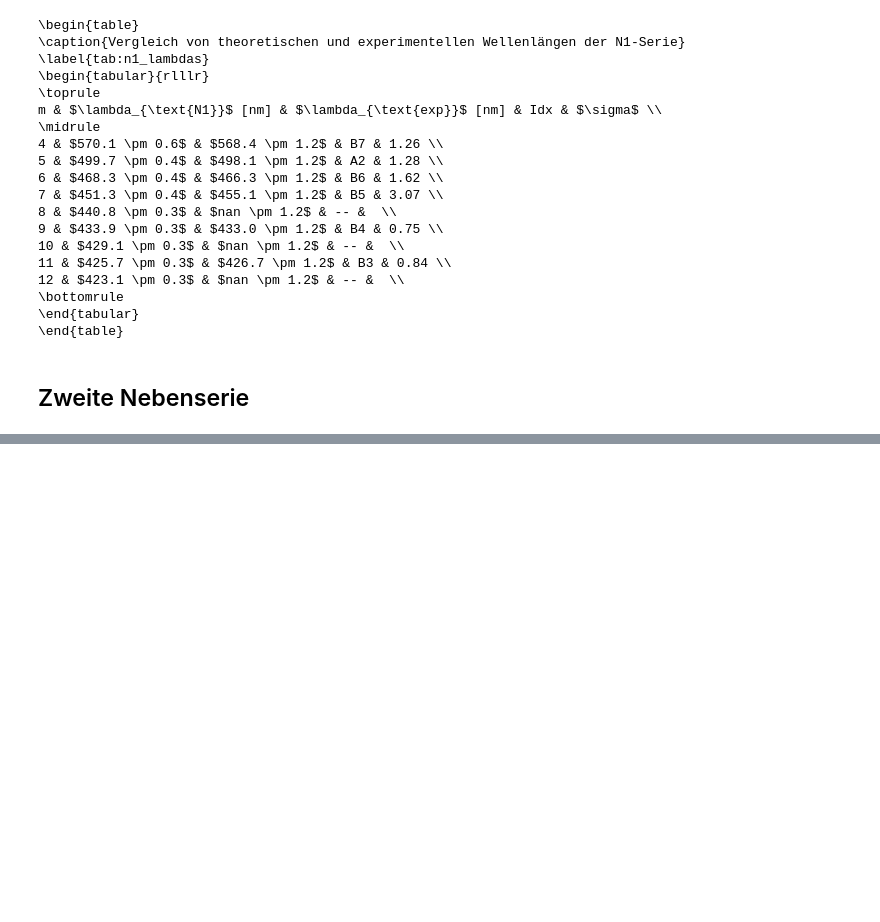
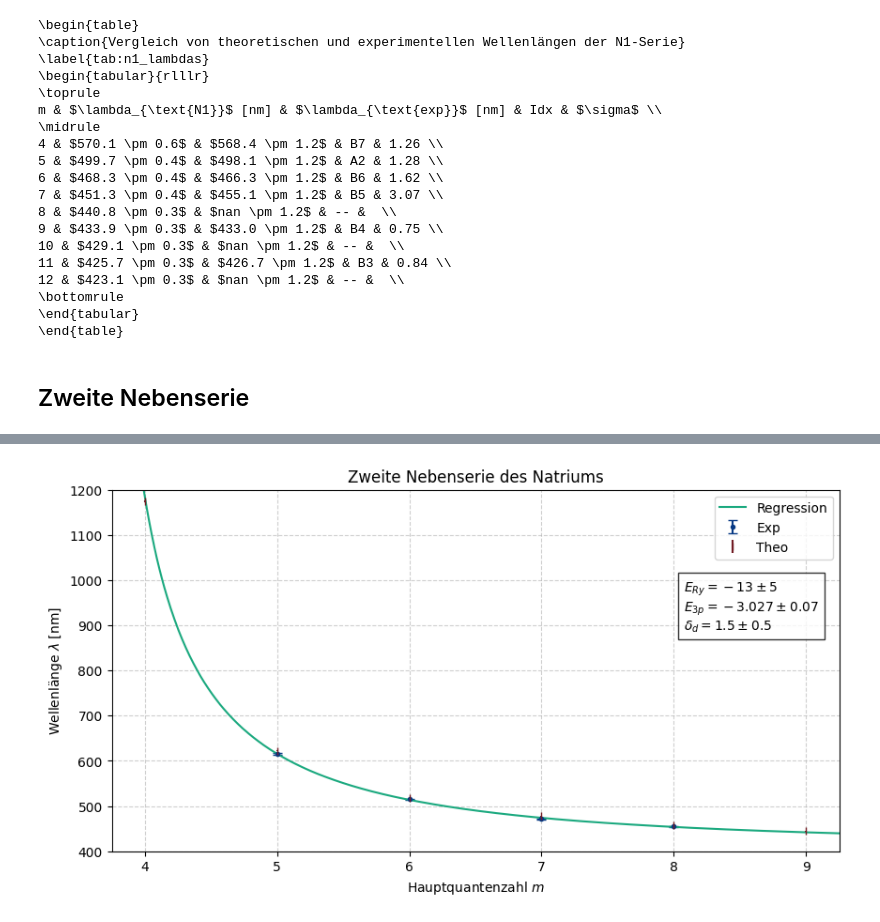
Before and after one commit to FinnZeumer/PAP-2, a Jupyter notebook: Versuche/234/Python/V234.ipynb, the cells around one changed output, grey strips where cells are left out. Cells and saved outputs as stored; diff of their text form; code cells hidden in the pictures; blank space fills up the shorter version.

```diff
--- a/Versuche/234/Python/V234.ipynb
+++ b/Versuche/234/Python/V234.ipynb
@@ -2299,0 +2642,18 @@ m & $\lambda_{\text{N1}}$ [nm] & $\lambda_{\text{exp}}$ [nm] & Idx & $\sigma$ \\
+# %%
+# Definition der Linearen Regression
+def fit_func(m, E_Ry, E_3p, delta_s):
+    return hc_val/(E_Ry/(m - delta_s)**2 - E_3p)
+vals = [E_ry, E_drei_P_val, N2_korr_val]
+
+
+m_steps = np.arange(4,10)
+
+# Leere Werte Entfernen
+exp_lambda_N2_noNaN = exp_lambda_N2[~np.isnan(exp_lambda_N2)]
+m_steps_korr = m_steps[~np.isnan(exp_lambda_N2)]
+
+popt, pcov = curve_fit(fit_func, m_steps_korr, exp_lambda_N2_noNaN, sigma=1 ,p0=vals)
+
+print(f"E_Ry = {popt[0]:.0f} \\pm {np.sqrt(pcov[0][0]):.0f}")
+print(f"E_3p = {popt[1]:.2f} \\pm {np.sqrt(pcov[1][1]):.1g}")
+print(f"delta_d = {popt[2]:.1f} \\pm {np.sqrt(pcov[2][2]):.1g}")
@@ -2299,0 +2664,69 @@ m & $\lambda_{\text{N1}}$ [nm] & $\lambda_{\text{exp}}$ [nm] & Idx & $\sigma$ \\
+# %%
+aufgabe = '4b'
+safe_folder ='../img/A4/'
+
+# Parameter + Fehler
+E_Ry_fit_2, E_3p_fit_2, delta_d_fit_2 = popt
+E_Ry_err_2 = np.sqrt(pcov[0][0])
+E_3p_err_2 = np.sqrt(pcov[1][1])
+delta_s_err_2 = np.sqrt(pcov[2][2])
+
+# Text für Plot
+fit_text = (
+    f"$E_{{Ry}} = {E_Ry_fit_2:.0f} \\pm {E_Ry_err_2:.0g}$\n"
+    f"$E_{{3p}} = {E_3p_fit_2:.3f} \\pm {E_3p_err_2:.1g}$\n"
+    f"$\\delta_d = {delta_d_fit_2:.1f} \\pm {delta_s_err_2:.1g}$"
+)
+
+# Glatte Fit-Kurve
+m_fine = np.linspace(2.75, 12.25, 1000)
+fit_curve = fit_func(m_fine, *popt)
+
+plt.figure(figsize=(10,5))
+
+# --- Plot ---
+plt.errorbar(
+    m_steps_korr,
+    exp_lambda_N2_noNaN,
+    1.2,
+    None,
+    capsize=3.5,
+    label="Exp",
+    color=blau,
+    linestyle='',
+    fmt='.'
+    )
+
+plt.plot(
+    m_fine,
+    fit_curve,
+    label="Regression",
+    color=hellgruen
+    )
+
+# theo_N2_err_full = np.append(0, theo_N2_err)
+
+plt.errorbar(
+    m_steps,
+    theo_lambda_N2,
+    theo_N2_err,
+    None,
+    label="Theo",
+    color=weinrot,
+    linestyle='',
+    fmt='|'
+    )
+
+plt.xlim(3.75, 9.25)
+plt.ylim(400, 1200)
+plt.xlabel("Hauptquantenzahl $m$")
+plt.ylabel("Wellenlänge $\\lambda$ [nm]")
+plt.title("Zweite Nebenserie des Natriums")
+plt.legend()
+plt.text(8.075,1000, fit_text, verticalalignment='top', bbox=dict(facecolor='white', alpha=0.8))
+plt.grid(True, linestyle="--", alpha=0.6)
+# plt.tight_layout()
+plt.savefig(f'{safe_folder}N2_{aufgabe}.pdf', dpi = 300)
+plt.show()
+# %% [output]
+[figure, added]
```
Also changed, not shown: parts of 26 cells of this notebook, 22 other files.
